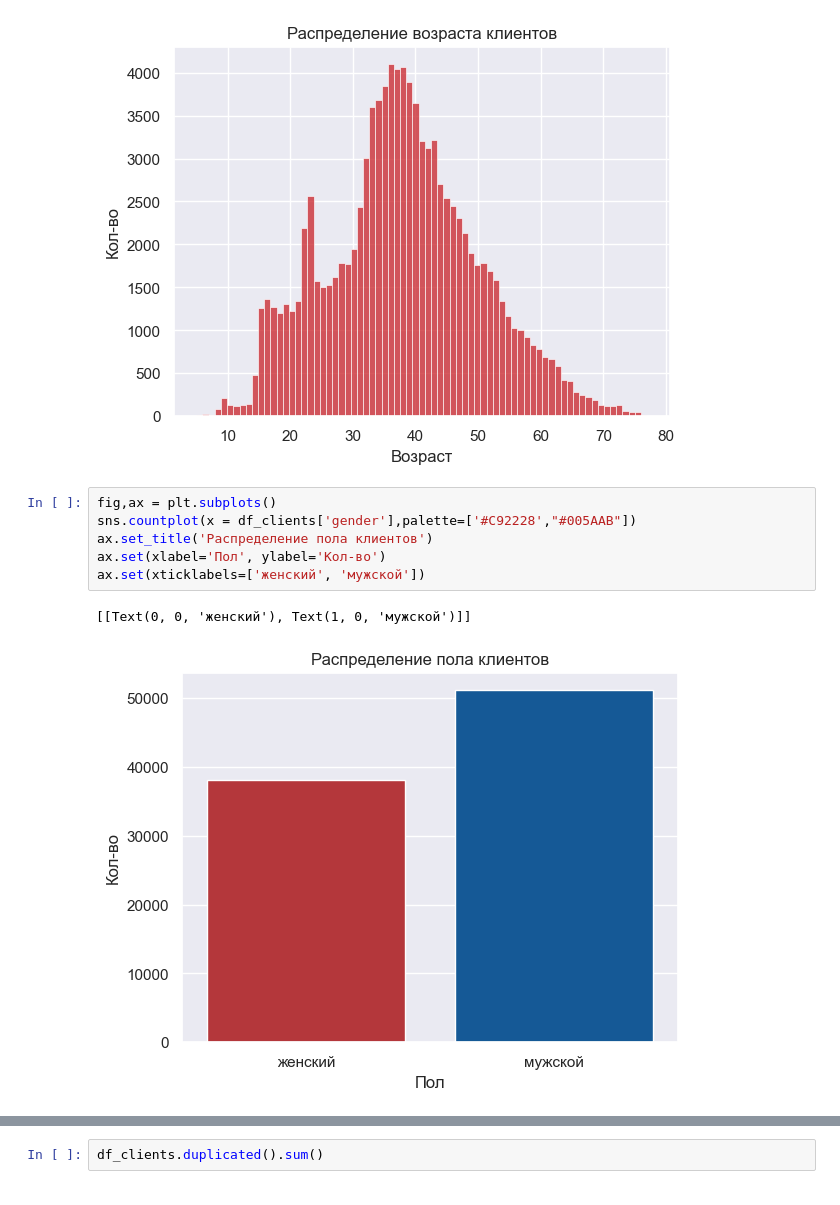
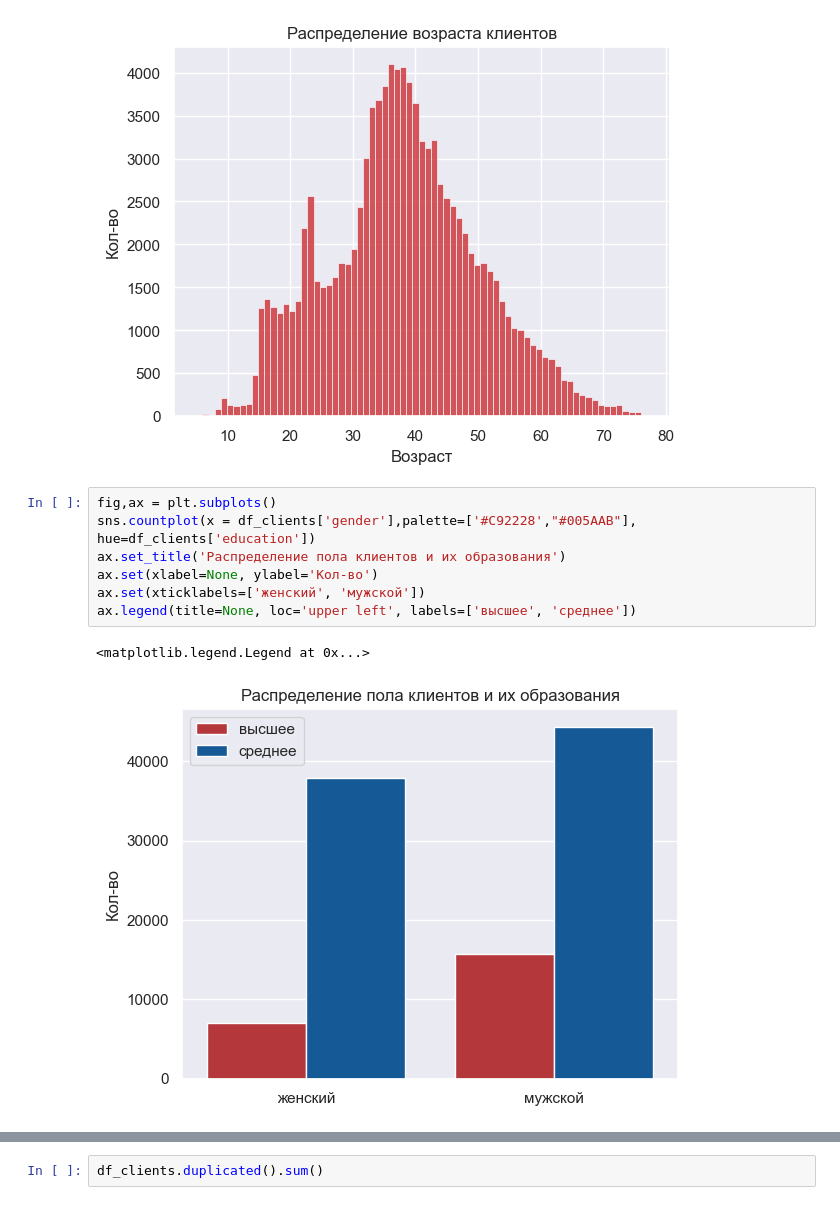
Before and after one commit to Dimayo/sporting_store, a Jupyter notebook: research.ipynb, the cells around one changed output, grey strips where cells are left out. Drawn from its saved outputs; the diff is of its cells as text.

Commit message:
visualization changed

```diff
--- a/research.ipynb
+++ b/research.ipynb
@@ -155,10 +155,11 @@ ax.set(xlabel='Возраст', ylabel='Кол-во')
 [figure]
 # %%
 fig,ax = plt.subplots()
-sns.countplot(x = df_clients['gender'],palette=['#C92228',"#005AAB"])
-ax.set_title('Распределение пола клиентов')
-ax.set(xlabel='Пол', ylabel='Кол-во')
+sns.countplot(x = df_clients['gender'],palette=['#C92228',"#005AAB"], hue=df_clients['education'])
+ax.set_title('Распределение пола клиентов и их образования')
+ax.set(xlabel=None, ylabel='Кол-во')
 ax.set(xticklabels=['женский', 'мужской'])
+ax.legend(title=None, loc='upper left', labels=['высшее', 'среднее'])
 # %% [output]
-[[Text(0, 0, 'женский'), Text(1, 0, 'мужской')]]
+<matplotlib.legend.Legend at 0x...>
-[figure, old version]
+[figure, new version]
```
Also changed, not shown: parts of 3 cells of this notebook.
